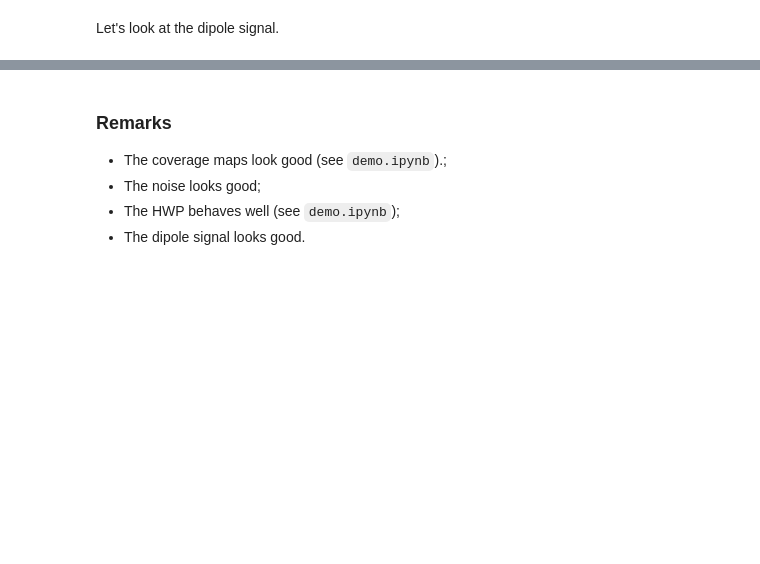
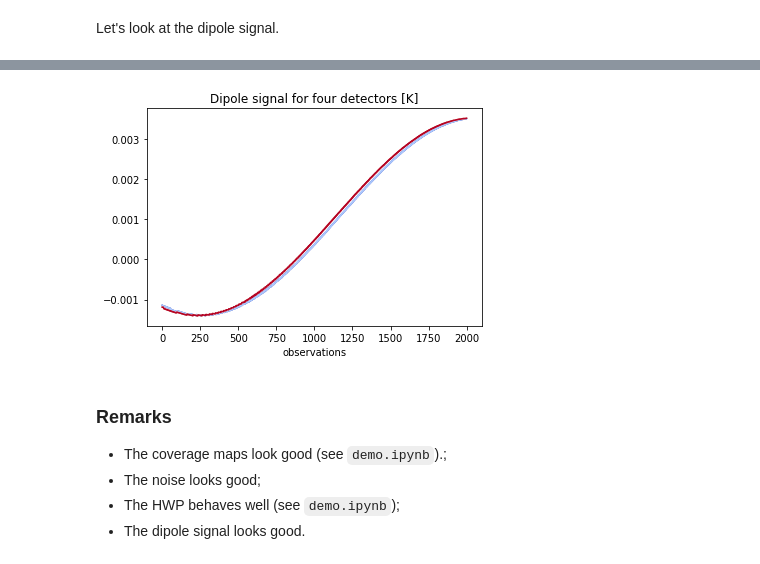
Before and after one commit to martamonelli/beamconv_tidy, a Jupyter notebook: beamconv/demo_PySM_IMO_non-idealities_dipole.ipynb, the cells around one changed output, grey strips where cells are left out. Cells and saved outputs as stored; diff of their text form; code cells hidden in the pictures; blank space fills up the shorter version.

```diff
--- a/beamconv/demo_PySM_IMO_non-idealities_dipole.ipynb
+++ b/beamconv/demo_PySM_IMO_non-idealities_dipole.ipynb
@@ -617,3 +650,13 @@ plt.show()
+# %%
+plt.plot(dipole_TOD[0][:2000])
+plt.plot(dipole_TOD[1][:2000])
+plt.plot(dipole_TOD[2][:2000])
+plt.plot(dipole_TOD[3][:2000])
+plt.title('Dipole signal for four detectors [K]')
+plt.xlabel('observations')
+plt.show()
+# %% [output]
+[figure, added]
 # %% [markdown]
 ### Remarks
  - The coverage maps look good (see <code>demo.ipynb</code>).;
```
Also changed, not shown: parts of 11 cells of this notebook.
